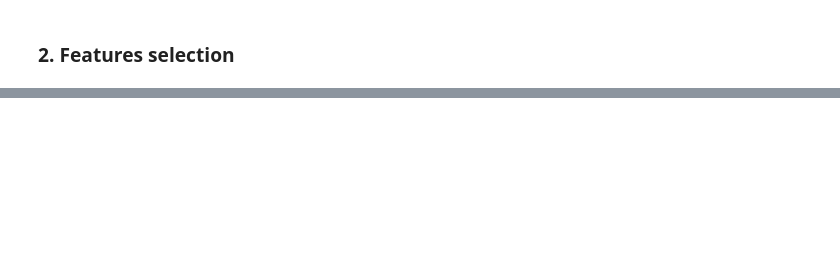
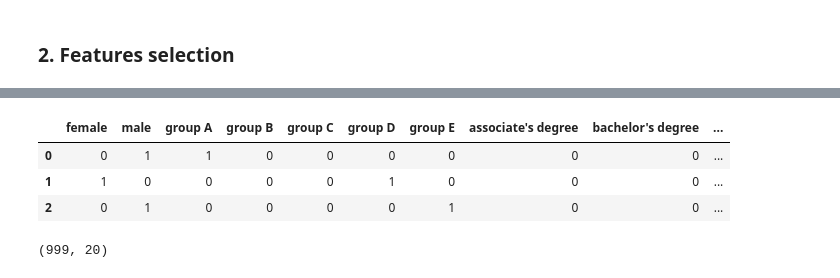
Before and after one commit to victorchendra02/Students-Performance-in-Exams, a Jupyter notebook: VictorChendra_202000338_UTS_IBDA3111.ipynb, the cells around one changed output, grey strips where cells are left out. Cells and saved outputs as stored; diff of their text form; code cells hidden in the pictures; blank space fills up the shorter version.

```diff
--- a/VictorChendra_202000338_UTS_IBDA3111.ipynb
+++ b/VictorChendra_202000338_UTS_IBDA3111.ipynb
@@ -270,0 +308,35 @@ Outlier
+# %%
+# I create a function for one hot encoding and rename the encoded column so it's name is short
+def one_hot_encoding():
+    global df
+    encoded = pd.get_dummies(df.iloc[:, :5])
+
+    def rename_column_after_one_hot_encoding():
+        new_name ={}
+        for i in range(len(encoded.columns)):
+            new_name[encoded.columns[i]] = encoded.columns[i].split("_")[1]
+
+        encoded.rename(columns=new_name, inplace=True)
+
+    rename_column_after_one_hot_encoding()
+
+    j = -3
+    for i in range(3):
+        encoded[df.iloc[:, -3:].columns[i]] = df.iloc[:, j]
+        j +=1
+
+    df = encoded
+
+
+# Save it for later
+save_it = df.iloc[:, -3:]
+
+# Adding new column indicates pass or not the exams
+# if it's under 50, it's fail else they pass the test
+df['math_PassStatus'] = np.where(df['math score']<50, 0, 1)
+df['read_PassStatus'] = np.where(df['reading score']<50, 0, 1)
+df['write_PassStatus'] = np.where(df['writing score']<50, 0, 1)
+
+df.drop(['math score'], axis=1, inplace=True)
+df.drop(['reading score'], axis=1, inplace=True)
+df.drop(['writing score'], axis=1, inplace=True)
@@ -270,0 +354,11 @@ Outlier
+# %%
+# Make sure to run it just ONCE otherwise, you need to run it all again from begining
+one_hot_encoding()
+display(df.head(3))
+df.shape
+# %% [output]
+|  | female | male | group A | group B | group C | group D | group E | associate's degree | bachelor's degree | ... |
+| 0 | 0 | 1 | 1 | 0 | 0 | 0 | 0 | 0 | 0 | ... |
+| 1 | 1 | 0 | 0 | 0 | 0 | 1 | 0 | 0 | 0 | ... |
+| 2 | 0 | 1 | 0 | 0 | 0 | 0 | 1 | 0 | 0 | ... |
+(999, 20)
```
Also changed, not shown: parts of 20 cells of this notebook.
